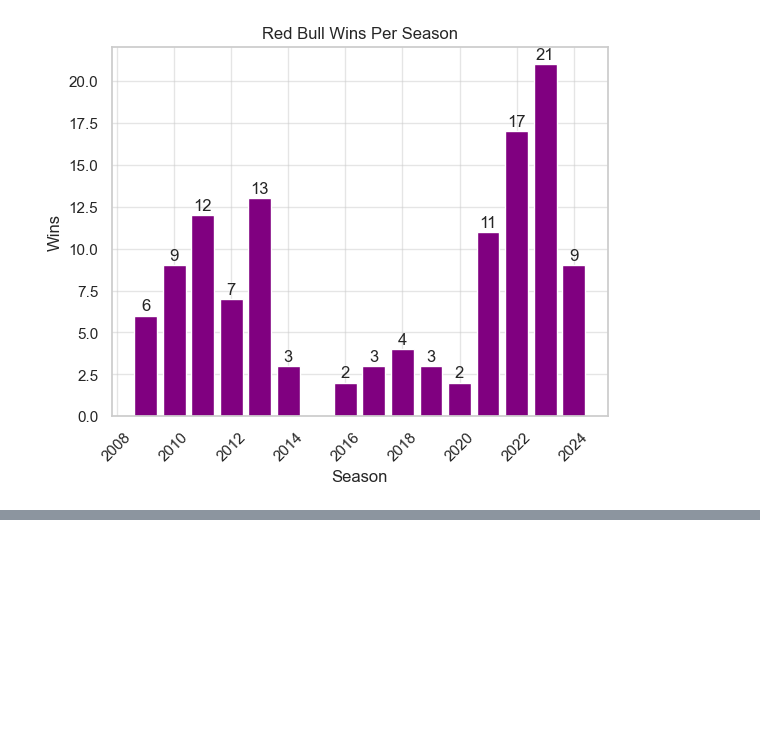
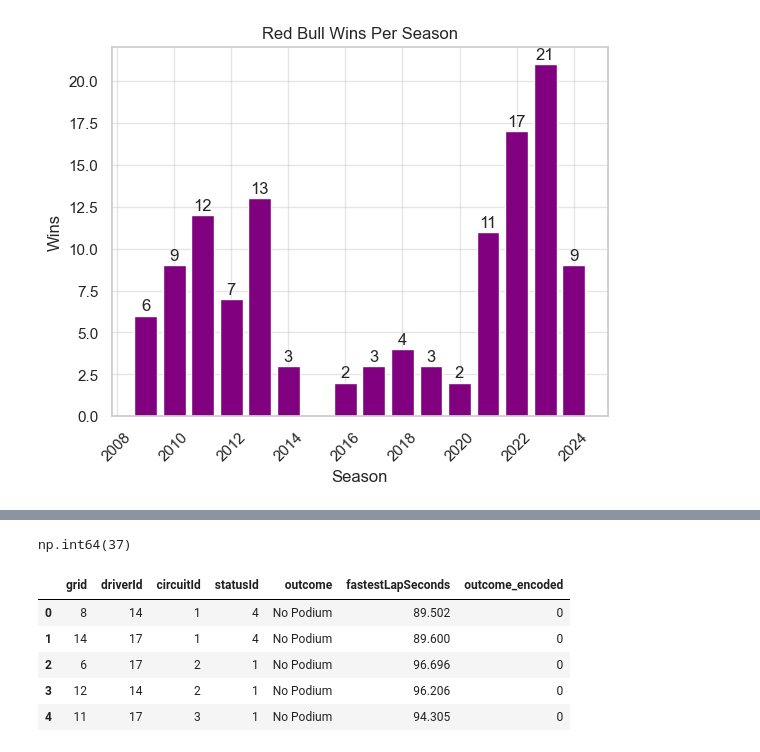
Before and after one commit to tanvis1ngh/F1_RedBull_EDA, a Jupyter notebook: nb/redbull_f1_eda.ipynb, the cells around one changed output, grey strips where cells are left out. Saved outputs shown, nothing was run; the diff lists cells and outputs as text; code cells hidden in the pictures; blank space fills up the shorter version.

```diff
--- a/nb/redbull_f1_eda.ipynb
+++ b/nb/redbull_f1_eda.ipynb
@@ -162,0 +199,2 @@ plt.show()
+# %%
+model_df = cleaned_redbull_results[[ "grid","driverId","circuitId","fastestLapTime","statusId", "outcome"]].reset_index(drop=True)
@@ -162,0 +224,10 @@ plt.show()
+# %%
+def time_converter(time):
+    if time == "\\N":
+        return np.nan
+
+    List = time.split(":")
+    t1= float(List[0])*60
+    t2= float(List[1])
+    time_new = t1+t2
+    return time_new
@@ -162,0 +236,4 @@ plt.show()
+# %%
+model_df["fastestLapSeconds"].isna().sum()
+# %% [output]
+np.int64(37)
@@ -162,0 +242,11 @@ plt.show()
+# %%
+
+model_df.drop(columns=["fastestLapTime"], inplace=True)
+model_df.head()
+# %% [output]
+|  | grid | driverId | circuitId | statusId | outcome | fastestLapSeconds | outcome_encoded |
+| 0 | 8 | 14 | 1 | 4 | No Podium | 89.502 | 0 |
+| 1 | 14 | 17 | 1 | 4 | No Podium | 89.600 | 0 |
+| 2 | 6 | 17 | 2 | 1 | No Podium | 96.696 | 0 |
+| 3 | 12 | 14 | 2 | 1 | No Podium | 96.206 | 0 |
+| 4 | 11 | 17 | 3 | 1 | No Podium | 94.305 | 0 |
```
Also changed, not shown: parts of 27 cells of this notebook.
